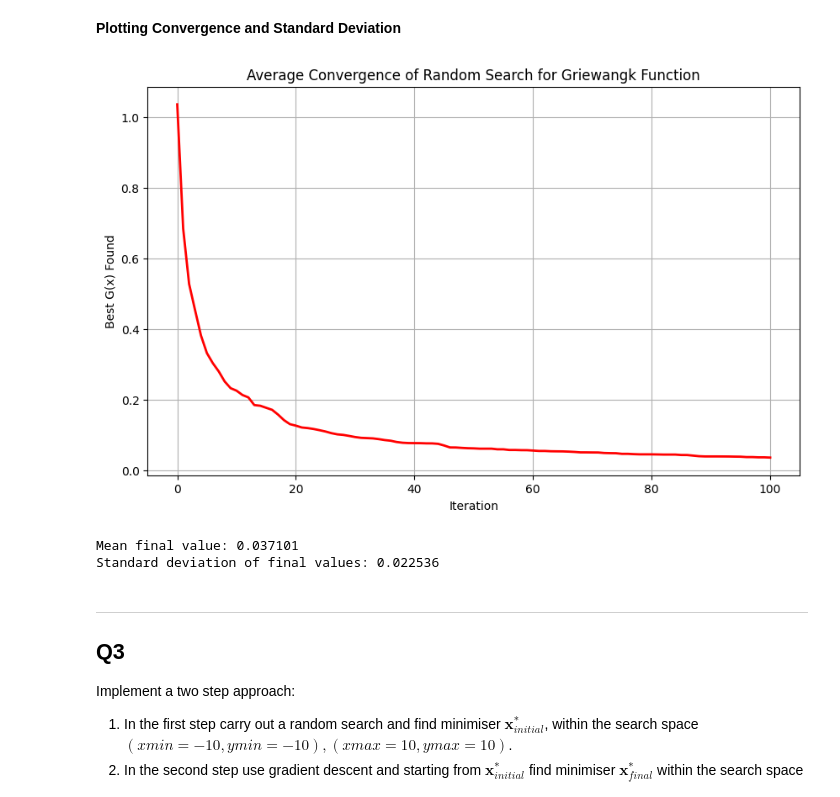
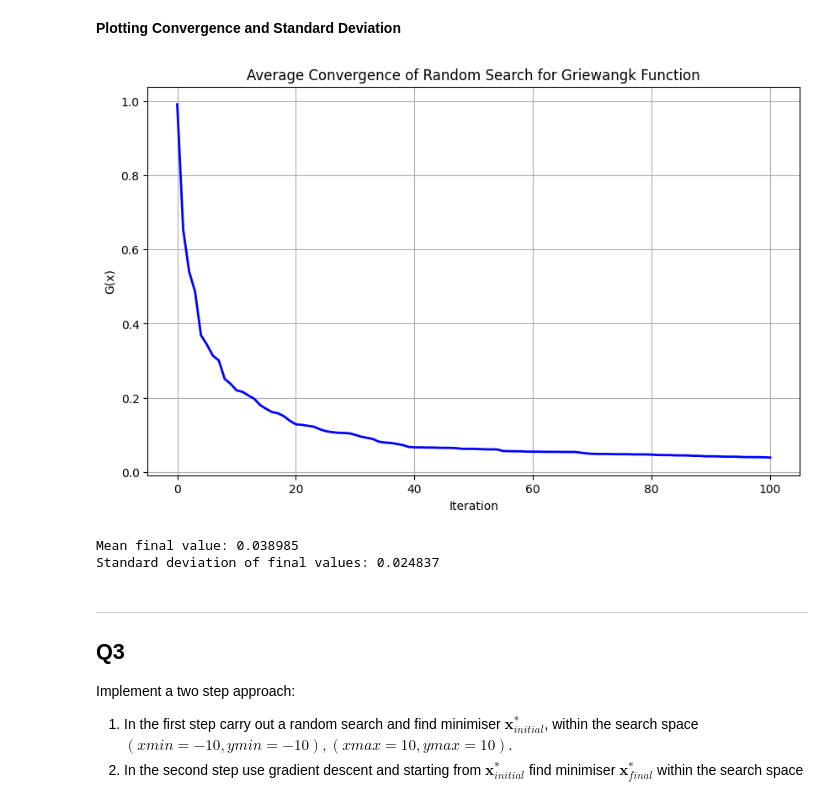
Before and after one commit to lensil/CCE2503-Assignment, a Jupyter notebook: CCE2503_Assignment_2024-2025-Final.ipynb, the cells around one changed output. Saved outputs shown, nothing was run; the diff lists cells and outputs as text; code cells hidden in the pictures.

```diff
--- a/CCE2503_Assignment_2024-2025.ipynb
+++ b/CCE2503_Assignment_2024-2025-Final.ipynb
@@ -196,8 +179,8 @@ alpha = 0.1
 limit = 10  # Search space limits
 
 # Arrays to store results
-all_f_histories = []
-final_values = []
+all_f_histories_grad_descent = []
+final_values_grad_descent = []
 
 # Run gradient descent 100 times
 for run in range(n_runs):
@@ -205,11 +188,11 @@ for run in range(n_runs):
     x_init = np.random.uniform(-limit, limit, 2)
 
     # Run gradient descent
-    _, f_history = gradient_descent(x_init, alpha=alpha, max_iter=max_iter)
+    _, f_history_grad_descent = gradient_descent(x_init, alpha=alpha, max_iter=max_iter)
 
     # Store results
-    all_f_histories.append(f_history)
-    final_values.append(f_history[-1])
+    all_f_histories_grad_descent.append(f_history_grad_descent)
+    final_values_grad_descent.append(f_history_grad_descent[-1])
 # %% [markdown]
 **Plotting Convergence and Standard Deviation**
 # %%
@@ -262,17 +245,7 @@ Execute the process 100 times and plot the average value of $G(\mathbf{x})$ at e
 **Implementing Random Search Algorithm**
 # %%
 def random_search(max_iter=100, limit=10):
-    """
-    Random Search optimization for Griewangk function.
 
-    Parameters:
-    max_iter: maximum number of iterations
-    limit: boundary of the search space [-limit, limit]
-
-    Returns:
-    x_best: best position found
-    f_history: history of best function values
-    """
     # Initialize best position and value
     x_best = np.random.uniform(-limit, limit, 2)
     f_best = Griewangk(x_best)
@@ -304,41 +277,41 @@ max_iter = 100
 limit = 10  # Search space limits
 
 # Arrays to store results
-all_f_histories = []
-final_values = []
+all_f_histories_ran_search = []
+final_values_ran_search = []
 
 # Run random search 100 times
 for run in range(n_runs):
     # Run random search
-    _, f_history = random_search(max_iter=max_iter, limit=limit)
+    _, f_history_ran_search = random_search(max_iter=max_iter, limit=limit)
 
     # Store results
-    all_f_histories.append(f_history)
-    final_values.append(f_history[-1])
+    all_f_histories_ran_search.append(f_history_ran_search)
+    final_values_ran_search.append(f_history_ran_search[-1])
 # %% [markdown]
 **Plotting Convergence and Standard Deviation**
 # %%
 # Calculate statistics
-f_histories_array = np.array(all_f_histories)
-mean_f_history = np.mean(f_histories_array, axis=0)
-std_final = np.std(final_values)
+f_histories_array_ran_search = np.array(all_f_histories_ran_search)
+mean_f_history_ran_search = np.mean(f_histories_array_ran_search, axis=0)
+std_final_ran_search = np.std(final_values_ran_search)
 
 # Plot results
 plt.figure(figsize=(10, 6))
-plt.plot(mean_f_history, 'r-', linewidth=2)
+plt.plot(mean_f_history_ran_search, 'b-', linewidth=2)
 plt.title('Average Convergence of Random Search for Griewangk Function')
 plt.xlabel('Iteration')
-plt.ylabel('Best G(x) Found')
+plt.ylabel('G(x)')
 plt.grid(True)
 plt.show()
 
 # Print statistics
-print(f"Mean final value: {np.mean(final_values):.6f}")
-print(f"Standard deviation of final values: {std_final:.6f}")
+print(f"Mean final value: {np.mean(final_values_ran_search):.6f}")
+print(f"Standard deviation of final values: {std_final_ran_search:.6f}")
 # %% [output]
-[figure, old version]
+[figure, new version]
-Mean final value: 0.037101
-Standard deviation of final values: 0.022536
+Mean final value: 0.038985
+Standard deviation of final values: 0.024837
 # %% [markdown]
 ---
 
```
Also changed, not shown: parts of 25 cells of this notebook.
